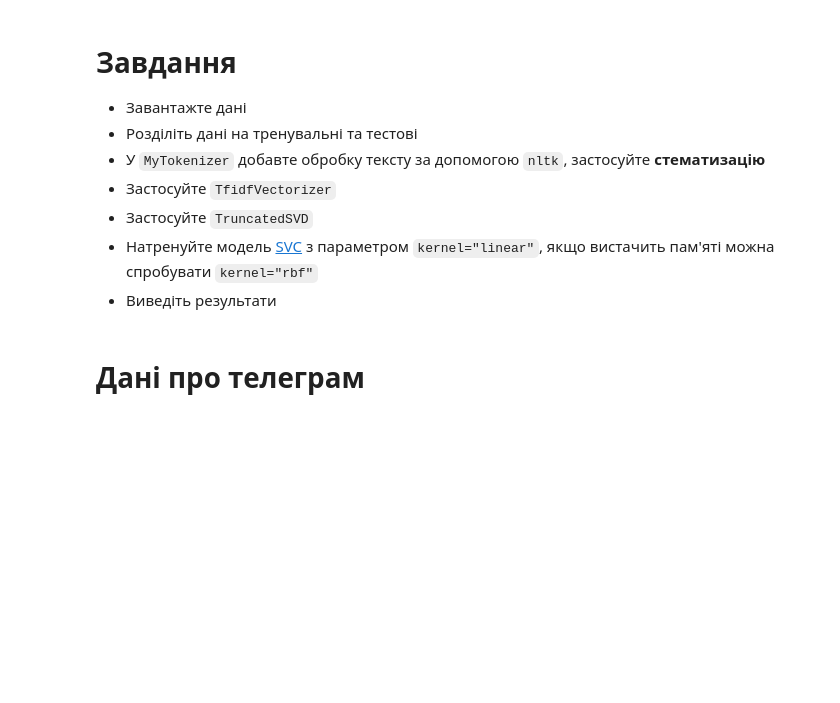
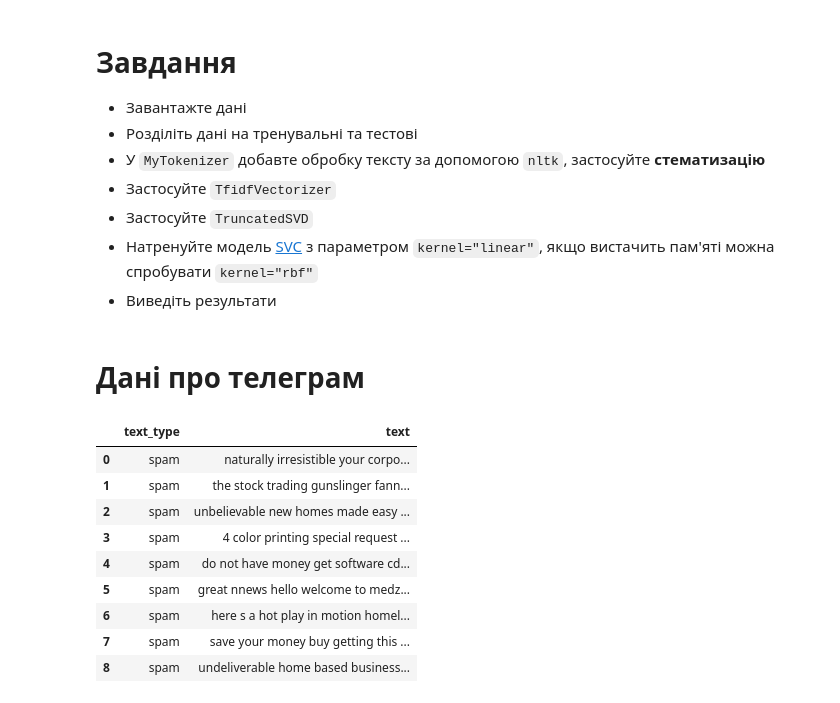
Before and after one commit to yeyevtushenko/AI, a Jupyter notebook: Lesson29_04_2024_AI_H_20.ipynb, the cells around one changed output. Drawn from its saved outputs; the diff is of its cells as text; code cells hidden in the pictures; blank space fills up the shorter version.

```diff
--- a/Lesson29_04_2024_AI_H_20.ipynb
+++ b/Lesson29_04_2024_AI_H_20.ipynb
@@ -16,3 +16,16 @@
 import pandas as pd
 
 df = pd.read_csv("https://raw.githubusercontent.com/HalyshAnton/IT-Step-Pyton-AI/main/module6/data/telegram_spam.csv")
+# %%
+df.head(9)
+# %% [output]
+|  | text_type | text |
+| 0 | spam | naturally irresistible your corpo... |
+| 1 | spam | the stock trading gunslinger fann... |
+| 2 | spam | unbelievable new homes made easy ... |
+| 3 | spam | 4 color printing special request ... |
+| 4 | spam | do not have money get software cd... |
+| 5 | spam | great nnews hello welcome to medz... |
+| 6 | spam | here s a hot play in motion homel... |
+| 7 | spam | save your money buy getting this ... |
+| 8 | spam | undeliverable home based business... |
```
Also changed, not shown: parts of 11 cells of this notebook.
